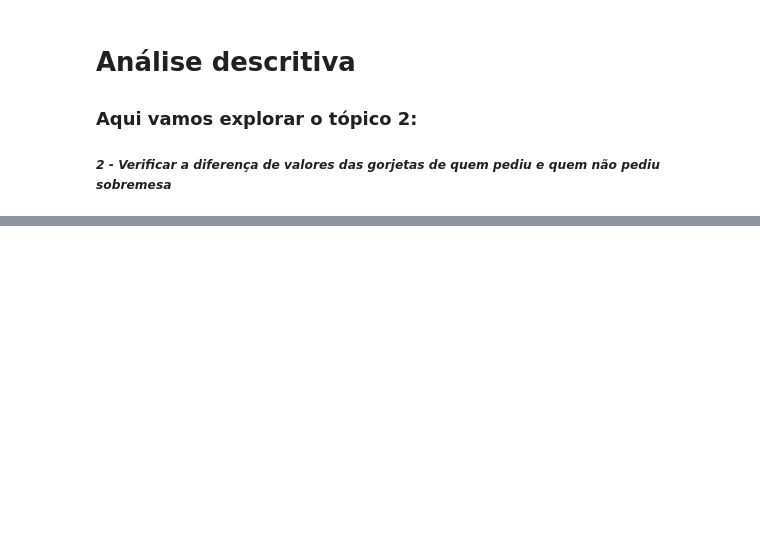
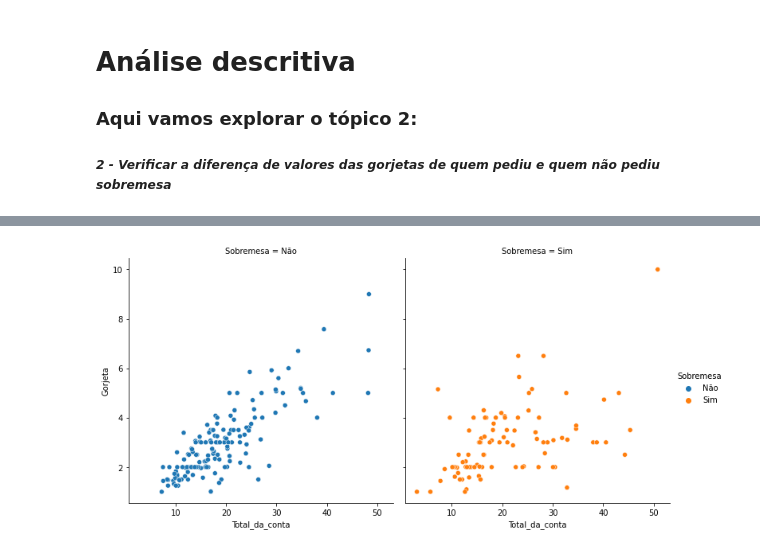
Before and after one commit to Olivierah/Data_Visualization, a Jupyter notebook: Seaborn_package_1.ipynb, the cells around one changed output, grey strips where cells are left out. Saved outputs shown, nothing was run; the diff lists cells and outputs as text; code cells hidden in the pictures; blank space fills up the shorter version.

```diff
--- a/Seaborn_package_1.ipynb
+++ b/Seaborn_package_1.ipynb
@@ -217,0 +269,7 @@ MI = sns.lmplot(x='Total_da_conta', y='Porcentagem(%)', data=dados)
+# %%
+# Vamos dividir o gráfico anterior em duas colunas separadas.
+# Para fazer isso, basta passar mais um parâmetro, o 'col'. Esse parâmetro divide o conjunto com base na variável fornecida.
+
+MI = sns.relplot(x='Total_da_conta', y='Gorjeta', hue='Sobremesa', col= 'Sobremesa', data=dados)
+# %% [output]
+[figure, added]
```
Also changed, not shown: parts of 12 cells of this notebook.
